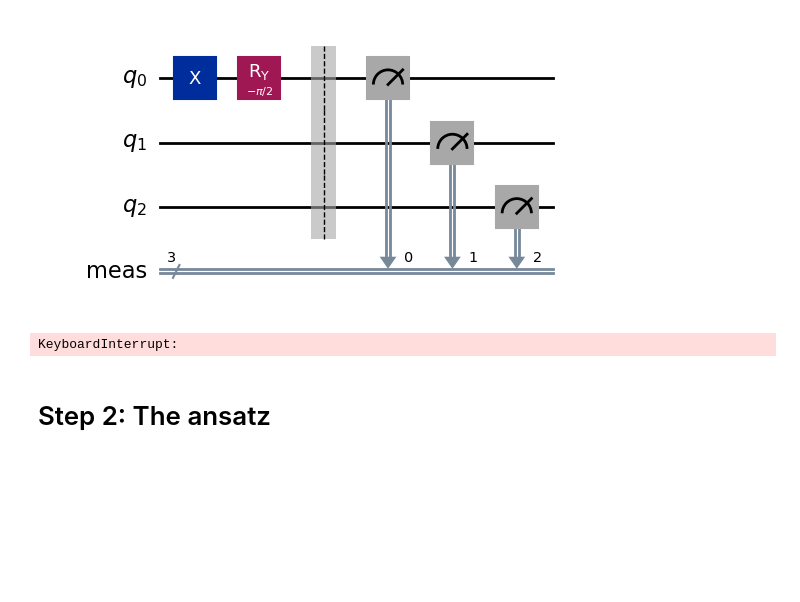
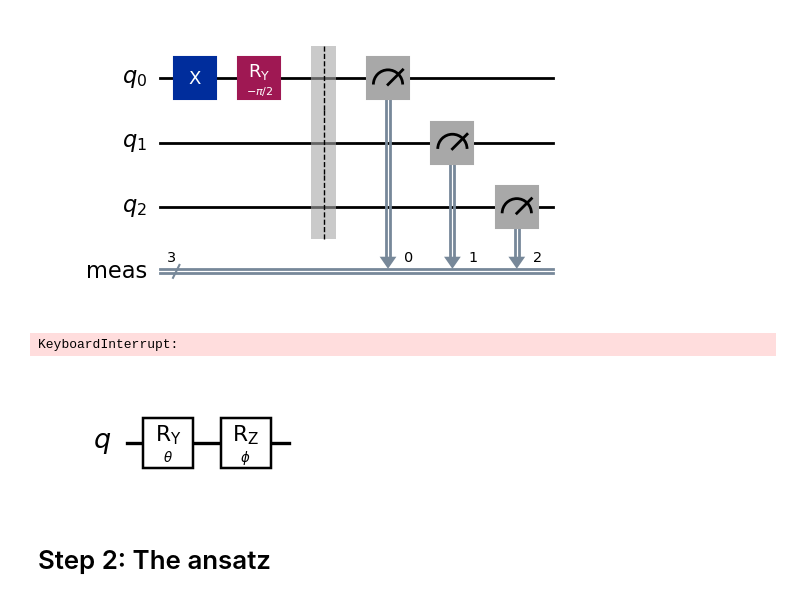
Before and after one commit to nguyenvulinh666/Variational-Quantum-EigeinSolver, a Jupyter notebook: Complete_VQE.ipynb, the cells around one changed output. Drawn from its saved outputs; the diff is of its cells as text; code cells hidden in the pictures; blank space fills up the shorter version.

```diff
--- a/Complete_VQE.ipynb
+++ b/Complete_VQE.ipynb
@@ -181,6 +277,18 @@ a[2].draw('mpl', style='iqx')
 a[2].draw('mpl', style = 'iqx')
 # %% [output]
 KeyboardInterrupt:
+# %%
+import matplotlib.pyplot as plt
+
+circuit = QuantumCircuit(1, name='2')
+theta1 = Parameter(r'$\theta$')
+circuit.ry(theta1, 0)
+theta2 = Parameter(r'$\phi$')
+circuit.rz(theta2, 0)
+# plt.figure(figsize=(200,40))
+circuit.draw('mpl', style='bw',scale=1.2)
+# %% [output]
+[figure, added]
 # %% [markdown]
 # Step 2: The ansatz
 # %%
```
Also changed, not shown: parts of 53 cells of this notebook.
